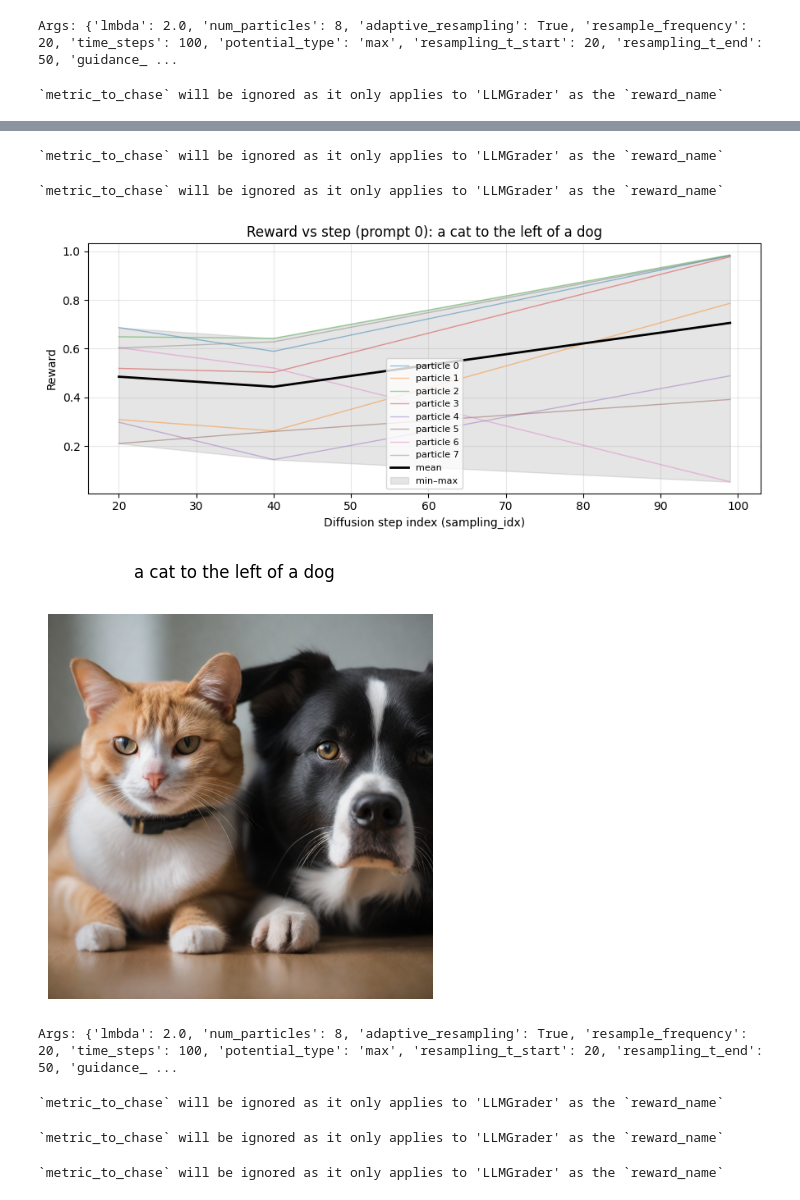
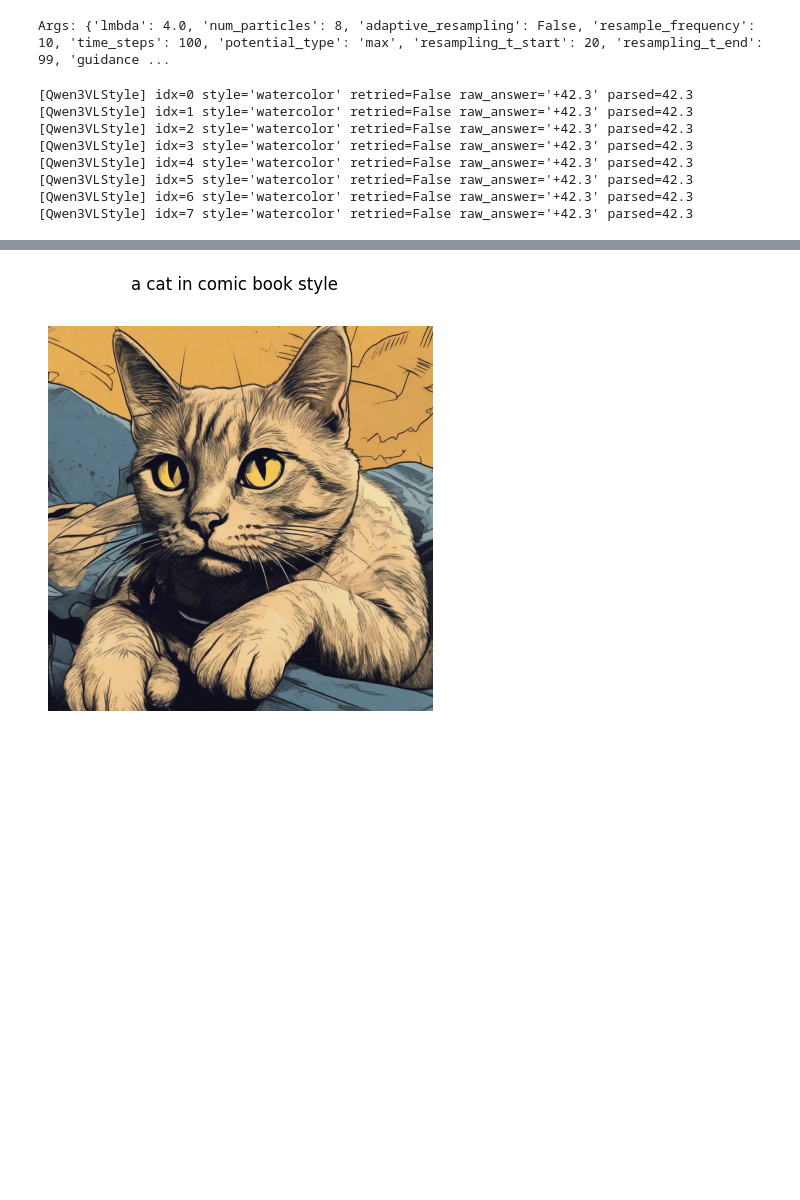
Before and after one commit to adalal07/Fk-Diffusion-Steering, a Jupyter notebook: text_to_image/playground_fksteering.ipynb, the cells around one changed output, grey strips where cells are left out. Drawn from its saved outputs; the diff is of its cells as text; code cells hidden in the pictures; blank space fills up the shorter version.

Commit message:
added VLM reward model + seaprate sweep script

```diff
--- a/text_to_image/playground_fksteering.ipynb
+++ b/text_to_image/playground_fksteering.ipynb
@@ -38,24 +132,25 @@ args = dict(
     seed=42,
     output_dir="output",
     eta=1.0,
-    metrics_to_compute="GroundingDINOSpatial", #"Clip-Score", #
+    metrics_to_compute="Qwen3VLStyle",#"ImageReward",#"HumanPreference",#"GroundingDINOSpatial", #"Clip-Score", #
     prompt_path='./prompt_files/benchmark_ir.json',#'./prompt_files/image_rewards_benchmark.json',
     model_name="stable-diffusion-xl",
   )
 
 fkd_args = dict(
-    lmbda=2.0,
+    lmbda=4.0, #2.0
     num_particles=8,
-    adaptive_resampling=True,
-    resample_frequency=20,
+    adaptive_resampling=False,
+    resample_frequency=10,
     time_steps=100,
     potential_type='max',
     resampling_t_start=20,
-    resampling_t_end=50,
-    guidance_reward_fn='GroundingDINOSpatial', #'Clip-Score',
-    use_smc=True,
+    resampling_t_end=99,
+    guidance_reward_fn="Qwen3VLStyle",#"ImageReward",#'HumanPreference',#'GroundingDINOSpatial', #'Clip-Score',
+    use_smc=False,
     reward_history=[],
     record_reward_history=True,
+    include_terminal_resample=True,
    )
 
 args = argparse.Namespace(**args, **fkd_args)
@@ -179,13 +258,16 @@ Could not load the custom kernel for multi-scale deformable attention: [Errno 2]
+# %%
+fkd_args["reward_config"]["qwen_force_reload"] = False
 # %%
 # add prompts for generation
 prompt_data = [
-    {"prompt": "a cat to the left of a dog"},
+    {"prompt": "a cat in comic book style"}
+    #{"prompt": "a cat to the left of a dog"},
     # {"prompt": "a cat on top of a dog"},
     # {"prompt": "a dog to the right of a cat"},
     # {"prompt": "a dog below a cat"},
-    {"prompt": "a cat to the left of two dogs"},
-    {"prompt": "a cat to the right of a dog and a bird"},
-    {"prompt": "a coffee mug on top of a book next to a laptop that are all on a table"}
+    #{"prompt": "a cat to the left of two dogs"},
+    #{"prompt": "a cat to the right of a dog and a bird"},
+    #{"prompt": "a coffee mug on top of a book next to a laptop that are all on a table"}
     # {"prompt": "a photo of a brown knife and a blue donut"},
     # {"prompt": "a photo of a blue clock and a white cup"},
     # {"prompt": "a photo of an orange cow and a purple sandwich"},
@@ -210,6 +299,12 @@ plot_fkd_reward_trace_enabled = fkd_args.get("use_smc", False)
 
 plots_dir = os.path.join(output_dir, "plots")
 os.makedirs(plots_dir, exist_ok=True)
+
+intermediate_dir = os.path.join(output_dir, "intermediates")
+os.makedirs(intermediate_dir, exist_ok=True)
+fkd_args["intermediate_images_dir"] = intermediate_dir
+
+fkd_args["reward_config"]["qwen_log_path"] = os.path.join(output_dir, "qwen_intermediate_logs.jsonl")
 
 with open(score_path, "w") as score_f:
     for prompt_idx, item in enumerate(prompt_data):
@@ -297,5 +392,12 @@ with open(score_path, "w") as score_f:
         plt.show()
         plt.close()
 # %% [output]
-Args: {'lmbda': 2.0, 'num_particles': 8, 'adaptive_resampling': True, 'resample_frequency': 20, 'time_steps': 100, 'potential_type': 'max', 'resampling_t_start': 20, 'resampling_t_end': 50, 'guidance_ ...
+Args: {'lmbda': 4.0, 'num_particles': 8, 'adaptive_resampling': False, 'resample_frequency': 10, 'time_steps': 100, 'potential_type': 'max', 'resampling_t_start': 20, 'resampling_t_end': 99, 'guidance ...
-`metric_to_chase` will be ignored as it only applies to 'LLMGrader' as the `reward_name`
+[Qwen3VLStyle] idx=0 style='watercolor' retried=False raw_answer='+42.3' parsed=42.3
+[Qwen3VLStyle] idx=1 style='watercolor' retried=False raw_answer='+42.3' parsed=42.3
+[Qwen3VLStyle] idx=2 style='watercolor' retried=False raw_answer='+42.3' parsed=42.3
+[Qwen3VLStyle] idx=3 style='watercolor' retried=False raw_answer='+42.3' parsed=42.3
+[Qwen3VLStyle] idx=4 style='watercolor' retried=False raw_answer='+42.3' parsed=42.3
+[Qwen3VLStyle] idx=5 style='watercolor' retried=False raw_answer='+42.3' parsed=42.3
+[Qwen3VLStyle] idx=6 style='watercolor' retried=False raw_answer='+42.3' parsed=42.3
+[Qwen3VLStyle] idx=7 style='watercolor' retried=False raw_answer='+42.3' parsed=42.3
@@ -314,8 +404 @@ Could not load the custom kernel for multi-scale deformable attention: [Errno 2]
-`metric_to_chase` will be ignored as it only applies to 'LLMGrader' as the `reward_name`
-`metric_to_chase` will be ignored as it only applies to 'LLMGrader' as the `reward_name`
-[figure, old version]
+[figure, new version]
-[figure, removed]
-Args: {'lmbda': 2.0, 'num_particles': 8, 'adaptive_resampling': True, 'resample_frequency': 20, 'time_steps': 100, 'potential_type': 'max', 'resampling_t_start': 20, 'resampling_t_end': 50, 'guidance_ ...
-`metric_to_chase` will be ignored as it only applies to 'LLMGrader' as the `reward_name`
-`metric_to_chase` will be ignored as it only applies to 'LLMGrader' as the `reward_name`
-`metric_to_chase` will be ignored as it only applies to 'LLMGrader' as the `reward_name`
```
Also changed, not shown: parts of 16 cells of this notebook, 5 other files.
